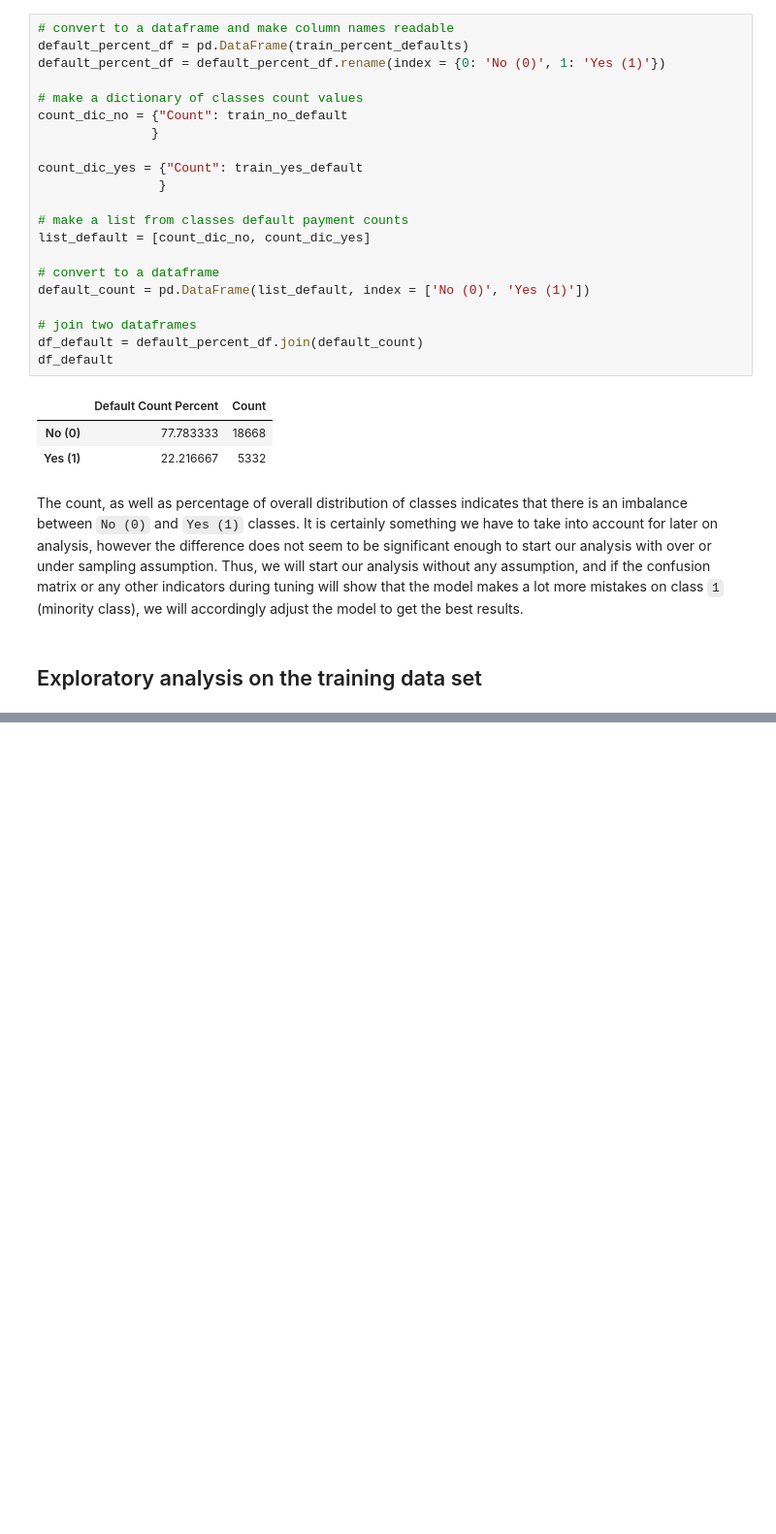
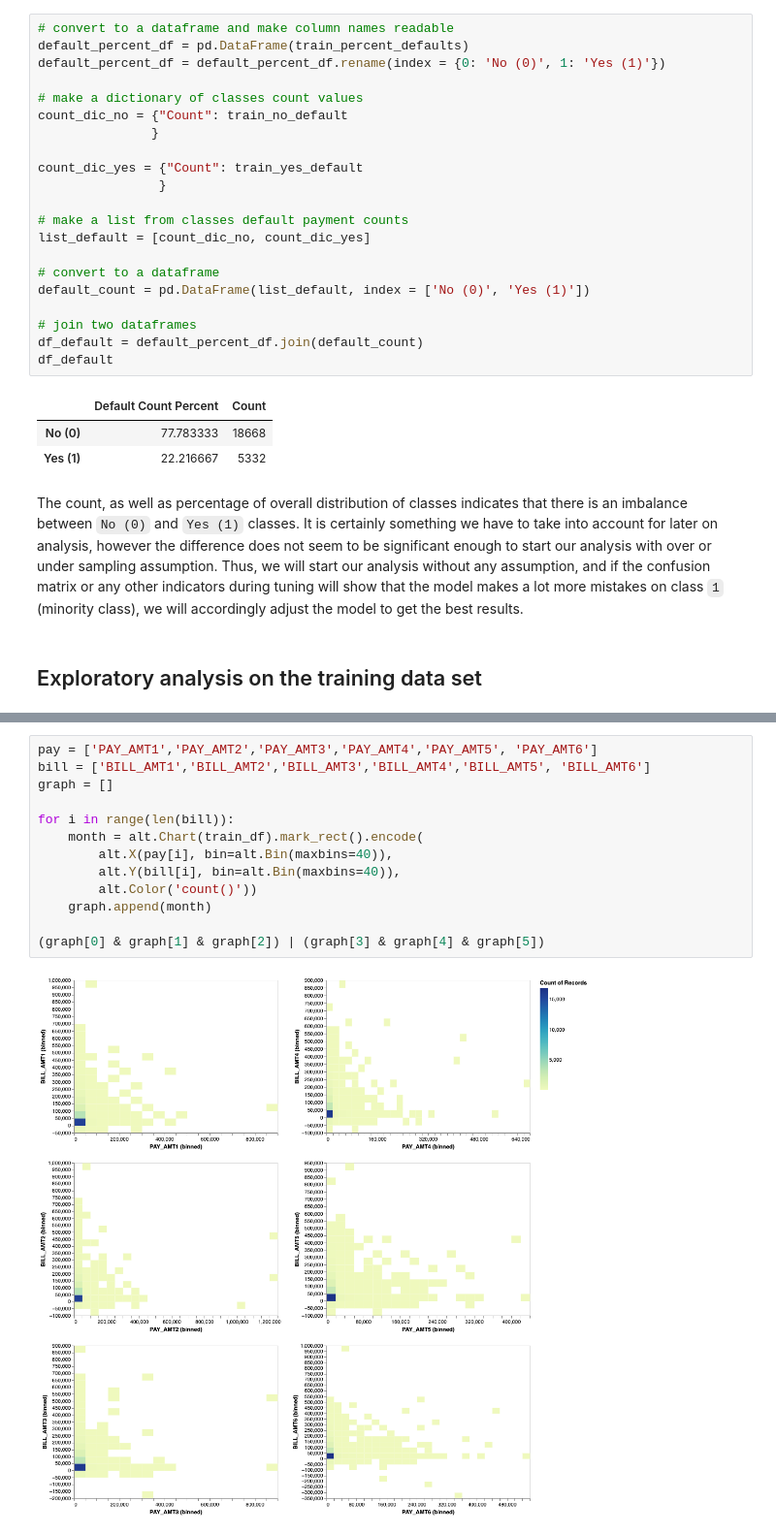
Before and after one commit to UBC-MDS/credit_default_prediction, a Jupyter notebook: src/credit_default_eda.ipynb, the cells around one changed output, grey strips where cells are left out. Shown at 97% size. Saved outputs shown, nothing was run; the diff lists cells and outputs as text; blank space fills up the shorter version.

```diff
--- a/src/credit_default_eda.ipynb
+++ b/src/credit_default_eda.ipynb
@@ -74,0 +125,15 @@ The count, as well as percentage of overall distribution of classes indicates th
+# %%
+pay = ['PAY_AMT1','PAY_AMT2','PAY_AMT3','PAY_AMT4','PAY_AMT5', 'PAY_AMT6']
+bill = ['BILL_AMT1','BILL_AMT2','BILL_AMT3','BILL_AMT4','BILL_AMT5', 'BILL_AMT6']
+graph = []
+
+for i in range(len(bill)):
+    month = alt.Chart(train_df).mark_rect().encode(
+        alt.X(pay[i], bin=alt.Bin(maxbins=40)),
+        alt.Y(bill[i], bin=alt.Bin(maxbins=40)),
+        alt.Color('count()'))
+    graph.append(month)
+
+(graph[0] & graph[1] & graph[2]) | (graph[3] & graph[4] & graph[5])
+# %% [output]
+[figure, added]
```
Also changed, not shown: parts of 5 cells of this notebook.
